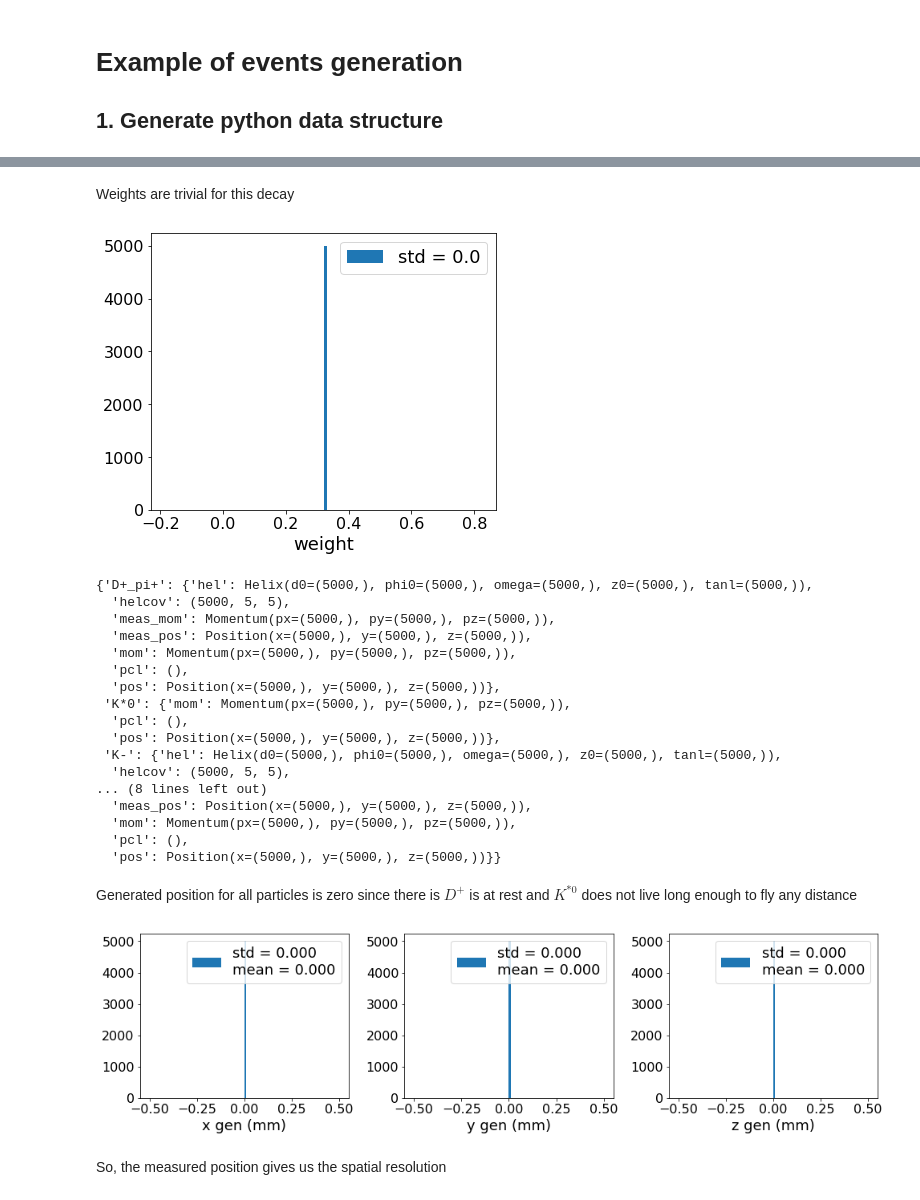
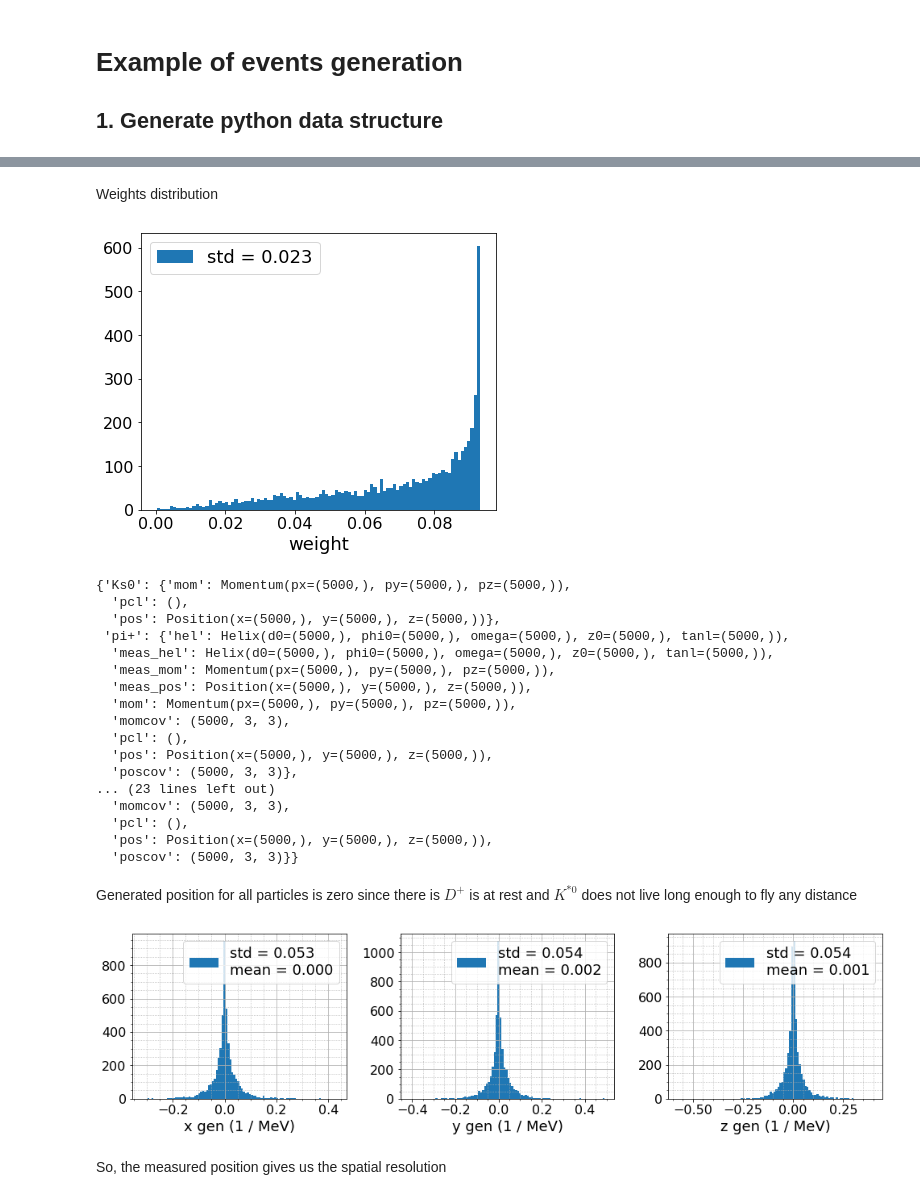
Before and after one commit to VitalyVorobyev/decay-gen, a Jupyter notebook: examples/genexample.ipynb, the cells around one changed output, grey strips where cells are left out. Cells and saved outputs as stored; diff of their text form; code cells hidden in the pictures.

Commit message:
cartesian covariance tested

```diff
--- a/examples/genexample.ipynb
+++ b/examples/genexample.ipynb
@@ -22,4 +25,9 @@ Generate 10000 events of the $D^+ \to [K^{*0} \to K^-\pi^+]\pi^+$ decay
+# %%
+smearer = lambda rng, gp: res.apply_resolution(
+    rng, gp,
+    res.apply_resolution_neutral_cartesian,
+    res.apply_resolution_charged_cartesian)
 # %%
 %%time
-w, events = generate(rng, '', 5000)
+w, events = generate(rng, '', 5000, smearer)
 # %% [output]
@@ -28,33 +36,33 @@ Wall time: 5.83 s
-# %% [markdown]
-Weights are trivial for this decay
+# %% [markdown]
+Weights distribution
 # %%
 fig, ax = plt.subplots(figsize=(6,5))
-ax.hist(w, bins=100, label=f'std = {w.std()}');
+ax.hist(w, bins=100, label=f'std = {w.std():.3f}');
 ax.set_xlabel('weight')
 ax.legend()
 fig.tight_layout()
 # %% [output]
-[figure, old version]
+[figure, new version]
 # %%
 jax.tree_map(np.shape, events)
 # %% [output]
-{'D+_pi+': {'hel': Helix(d0=(5000,), phi0=(5000,), omega=(5000,), z0=(5000,), tanl=(5000,)),
-  'helcov': (5000, 5, 5),
+{'Ks0': {'mom': Momentum(px=(5000,), py=(5000,), pz=(5000,)),
+  'pcl': (),
+  'pos': Position(x=(5000,), y=(5000,), z=(5000,))},
+ 'pi+': {'hel': Helix(d0=(5000,), phi0=(5000,), omega=(5000,), z0=(5000,), tanl=(5000,)),
+  'meas_hel': Helix(d0=(5000,), phi0=(5000,), omega=(5000,), z0=(5000,), tanl=(5000,)),
   'meas_mom': Momentum(px=(5000,), py=(5000,), pz=(5000,)),
   'meas_pos': Position(x=(5000,), y=(5000,), z=(5000,)),
   'mom': Momentum(px=(5000,), py=(5000,), pz=(5000,)),
+  'momcov': (5000, 3, 3),
   'pcl': (),
-  'pos': Position(x=(5000,), y=(5000,), z=(5000,))},
- 'K*0': {'mom': Momentum(px=(5000,), py=(5000,), pz=(5000,)),
+  'pos': Position(x=(5000,), y=(5000,), z=(5000,)),
+  'poscov': (5000, 3, 3)},
+... (23 lines left out)
+  'momcov': (5000, 3, 3),
   'pcl': (),
-  'pos': Position(x=(5000,), y=(5000,), z=(5000,))},
- 'K-': {'hel': Helix(d0=(5000,), phi0=(5000,), omega=(5000,), z0=(5000,), tanl=(5000,)),
-  'helcov': (5000, 5, 5),
-... (8 lines left out)
-  'meas_pos': Position(x=(5000,), y=(5000,), z=(5000,)),
-  'mom': Momentum(px=(5000,), py=(5000,), pz=(5000,)),
-  'pcl': (),
-  'pos': Position(x=(5000,), y=(5000,), z=(5000,))}}
+  'pos': Position(x=(5000,), y=(5000,), z=(5000,)),
+  'poscov': (5000, 3, 3)}}
 # %% [markdown]
 Generated position for all particles is zero since there is $D^+$ is at rest and $K^{*0}$ does not live long enough to fly any distance
 # %%
@@ -65,13 +93,10 @@ def make_hist(ax, data, lbl, bins=100, rng=None):
 # %%
 pip_gen_pos = events['pi+']['pos']
-
 fig, ax = plt.subplots(ncols=3, figsize=(14, 4))
-make_hist(ax[0], pip_gen_pos.x, 'x gen (mm)')
-make_hist(ax[1], pip_gen_pos.y, 'y gen (mm)')
-make_hist(ax[2], pip_gen_pos.z, 'z gen (mm)')
+position_proj(ax, pip_gen_pos)
 fig.tight_layout()
 # %% [output]
-[figure, old version]
+[figure, new version]
 # %% [markdown]
 So, the measured position gives us the spatial resolution
 # %%
```
Also changed, not shown: parts of 18 cells of this notebook, 4 other files.
